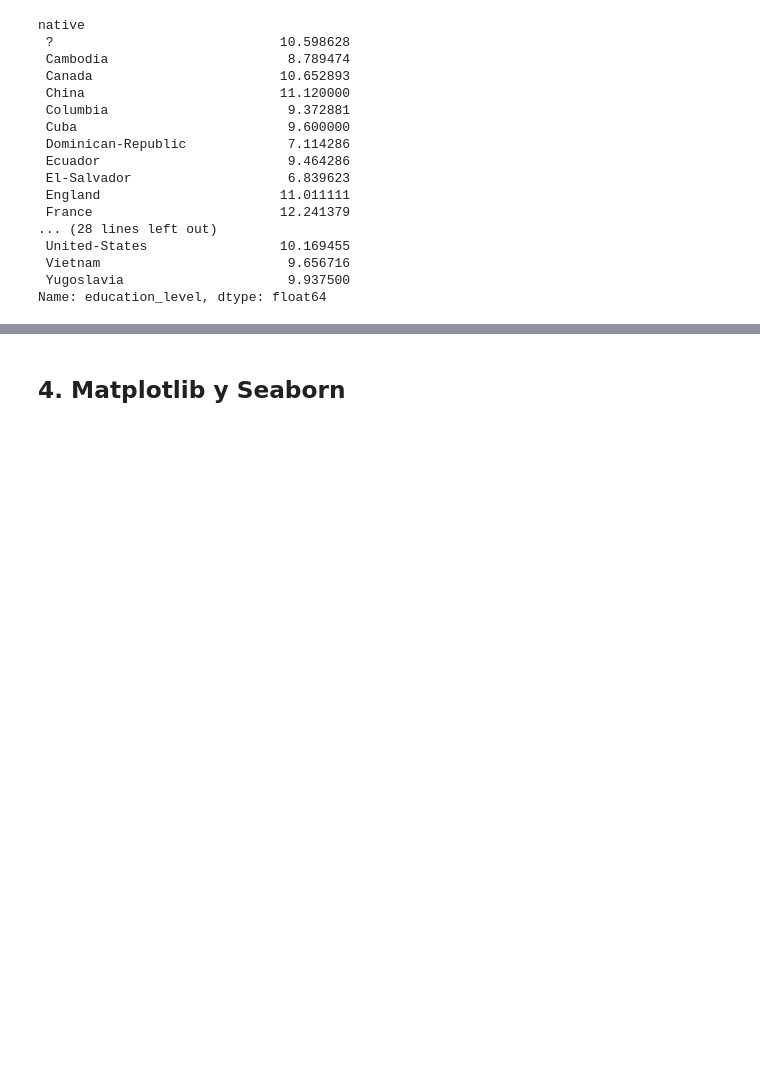
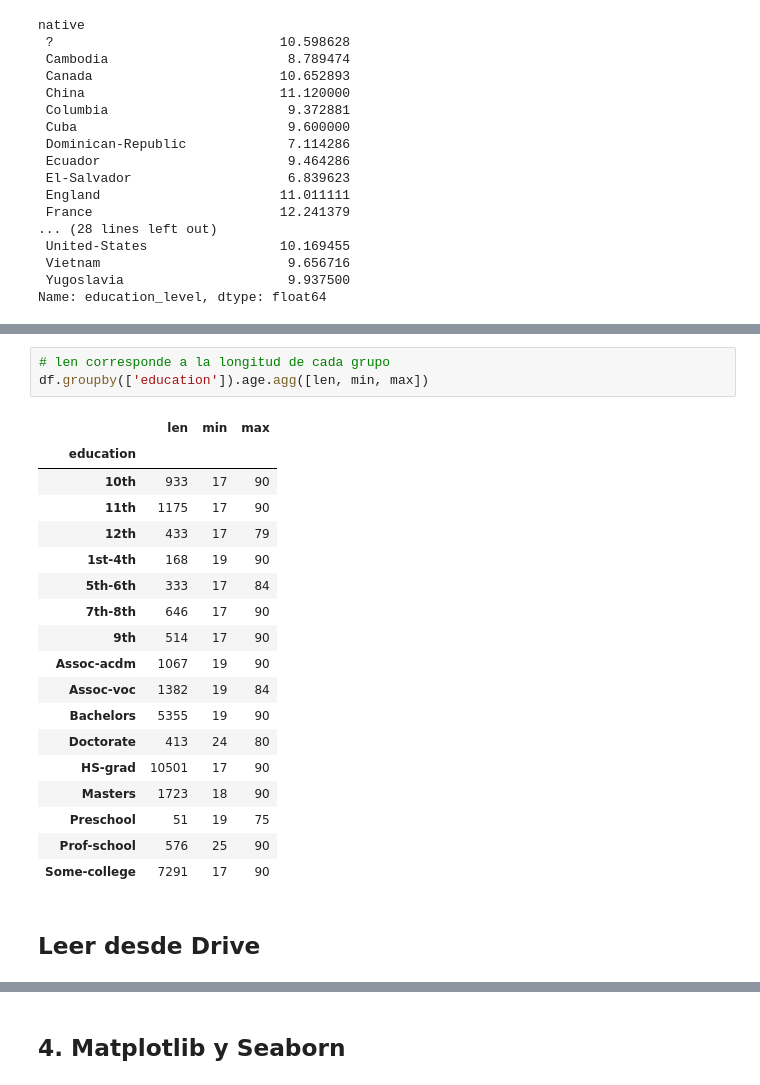
Before and after one commit to Jose-MPM/Notes, a Jupyter notebook: Courses/My_Python_Notes.ipynb, the cells around one changed output, grey strips where cells are left out. Cells and saved outputs as stored; diff of their text form; blank space fills up the shorter version.

```diff
--- a/Courses/My_Python_Notes.ipynb
+++ b/Courses/My_Python_Notes.ipynb
@@ -391,0 +602,24 @@ Name: education_level, dtype: float64
+# %%
+# len corresponde a la longitud de cada grupo
+df.groupby(['education']).age.agg([len, min, max])
+# %% [output]
+|  | len | min | max |
+| education |  |  |  |
+| 10th | 933 | 17 | 90 |
+| 11th | 1175 | 17 | 90 |
+| 12th | 433 | 17 | 79 |
+| 1st-4th | 168 | 19 | 90 |
+| 5th-6th | 333 | 17 | 84 |
+| 7th-8th | 646 | 17 | 90 |
+| 9th | 514 | 17 | 90 |
+| Assoc-acdm | 1067 | 19 | 90 |
+| Assoc-voc | 1382 | 19 | 84 |
+| Bachelors | 5355 | 19 | 90 |
+| Doctorate | 413 | 24 | 80 |
+| HS-grad | 10501 | 17 | 90 |
+| Masters | 1723 | 18 | 90 |
+| Preschool | 51 | 19 | 75 |
+| Prof-school | 576 | 25 | 90 |
+| Some-college | 7291 | 17 | 90 |
+# %% [markdown]
+## Leer desde Drive
```
Also changed, not shown: parts of 28 cells of this notebook.
